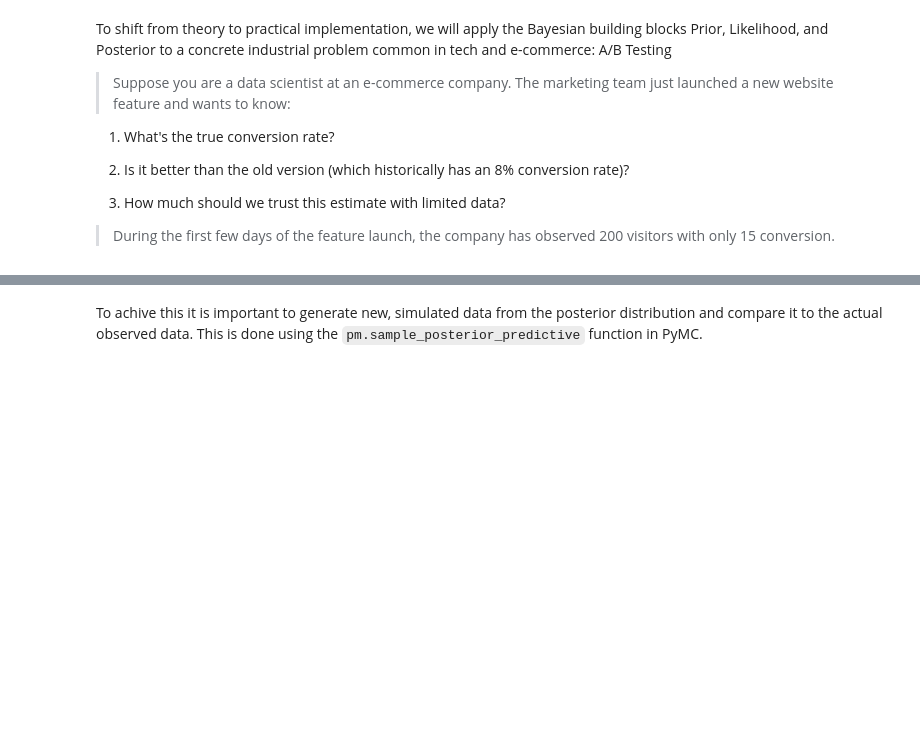
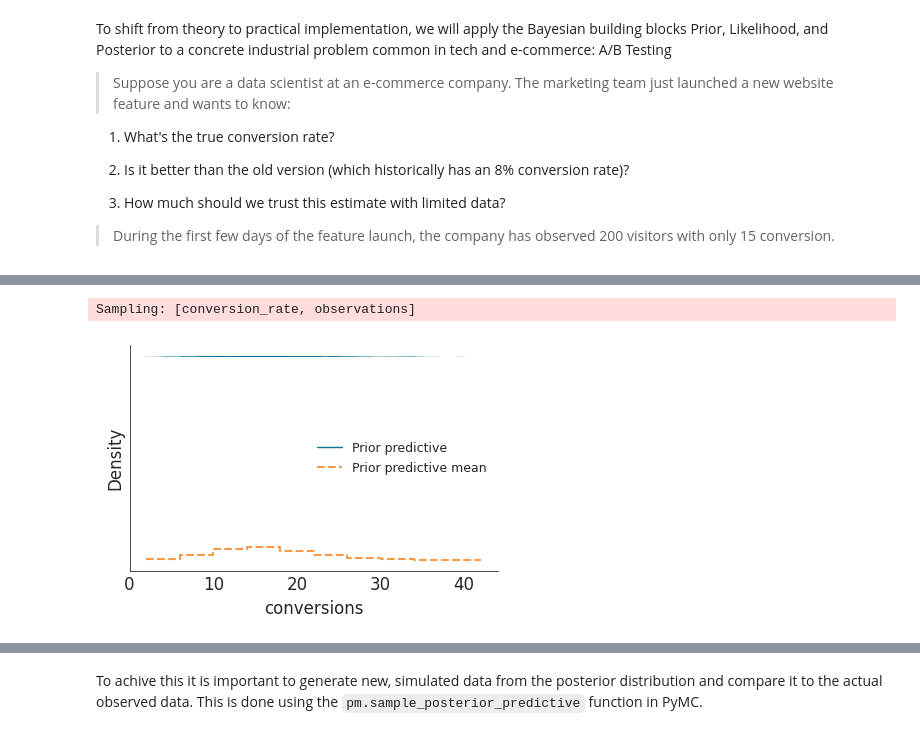
Before and after one commit to sambaiga/sambaiga.github.io, a Jupyter notebook: blog/2025/10/bayesian-modelling-01.ipynb, the cells around one changed output, grey strips where cells are left out. Cells and saved outputs as stored; diff of their text form; code cells hidden in the pictures; blank space fills up the shorter version.

```diff
--- a/blog/2025/10/bayesian-modelling-01.ipynb
+++ b/blog/2025/10/bayesian-modelling-01.ipynb
@@ -272,0 +250,7 @@ The trace plot above shows excellent convergence for our conversion rate ($\thet
+# %%
+with pm.Model() as conversion_model:
+    # Prior distribution based on historical performance
+    conversion_rate = pm.Beta("conversion_rate", alpha=8, beta=92)
+
+    # Likelihood function
+    likelihood = pm.Binomial("observations", n=visitors, p=conversion_rate, observed=conversions)
@@ -272,0 +259,12 @@ The trace plot above shows excellent convergence for our conversion rate ($\thet
+# %%
+with conversion_model:
+    prior_pred = pm.sample_prior_predictive()
+# %% [output]
+Sampling: [conversion_rate, observations]
+# %%
+fig, ax=plt.subplots(figsize=(4, 2.8))
+az.plot_ppc(prior_pred, group="prior", ax=ax)
+plt.xlabel('conversions')
+plt.ylabel('Density');
+# %% [output]
+[figure, added]
```
Also changed, not shown: parts of 59 cells of this notebook, 1 other file.
